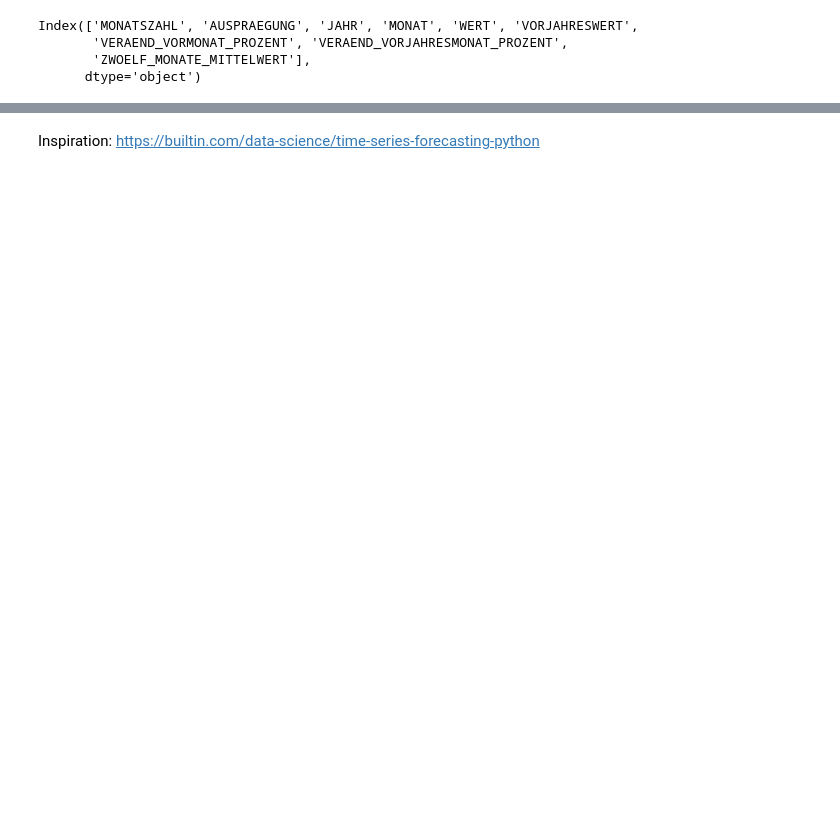
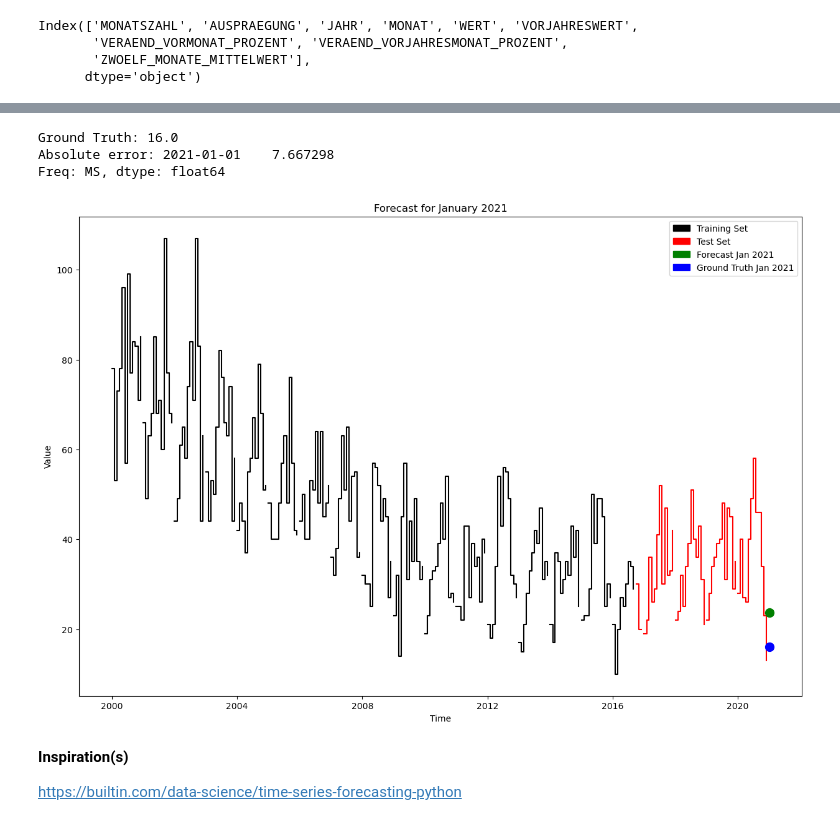
Before and after one commit to AndreeaLupu2000/DPS-AI-Challange, a Jupyter notebook: Classic-AI-Challenge.ipynb, the cells around one changed output, grey strips where cells are left out. Saved outputs shown, nothing was run; the diff lists cells and outputs as text; code cells hidden in the pictures; blank space fills up the shorter version.

```diff
--- a/Classic-AI-Challenge.ipynb
+++ b/Classic-AI-Challenge.ipynb
@@ -172,2 +194,55 @@ plt.show()
+# %%
+# Extract the entry for January 2021
+mse_data = mse_data[(mse_data['Category'] == "Alkoholunfälle") & (mse_data['Type'] == "insgesamt") & (mse_data['Month'] == "202101")]
+
+# Print the ground truth value
+print(f'Ground Truth: {mse_data["Value"].values[0]}')
+
+# Calculate the error
+print(f'Absolute error: {abs(forecast - mse_data["Value"].values[0])}')
+# %% [output]
+Ground Truth: 16.0
+Absolute error: 2021-01-01    7.667298
+Freq: MS, dtype: float64
+# %%
+plt.figure(figsize=(15, 10))
+
+# Plot training set
+plot_function_index(training_set, color='black')
+
+# Plot test set
+plot_function(test_set, color='red')
+
+# Add forecast point
+plt.plot(forecast,
+         'go',  # green dot
+         markersize=10,
+         label='Forecast Jan 2021')
+
+
+mse_data['Month'] = mse_data['Month'].str[4:]
+
+mse_data['Date'] = pd.to_datetime(mse_data['Year'].astype(str) + '-' + mse_data['Month'].astype(str), format='%Y-%m')
+
+plt.plot( mse_data['Date'],
+         mse_data['Value'],
+         'bo',  # blue dot
+         markersize=10,
+         label='Forecast Jan 2021')
+
+blue_patch = mpatches.Patch(color='blue', label='Ground Truth Jan 2021')
+
+plt.legend(handles=[black_patch, red_patch, green_patch, blue_patch])
+
+plt.title('Forecast for January 2021')
+
+plt.xlabel('Time')
+plt.ylabel('Value')
+
+plt.show()
+# %% [output]
+[figure, added]
 # %% [markdown]
-Inspiration: https://builtin.com/data-science/time-series-forecasting-python
+**Inspiration(s)**
+
+https://builtin.com/data-science/time-series-forecasting-python
```
Also changed, not shown: parts of 39 cells of this notebook.
